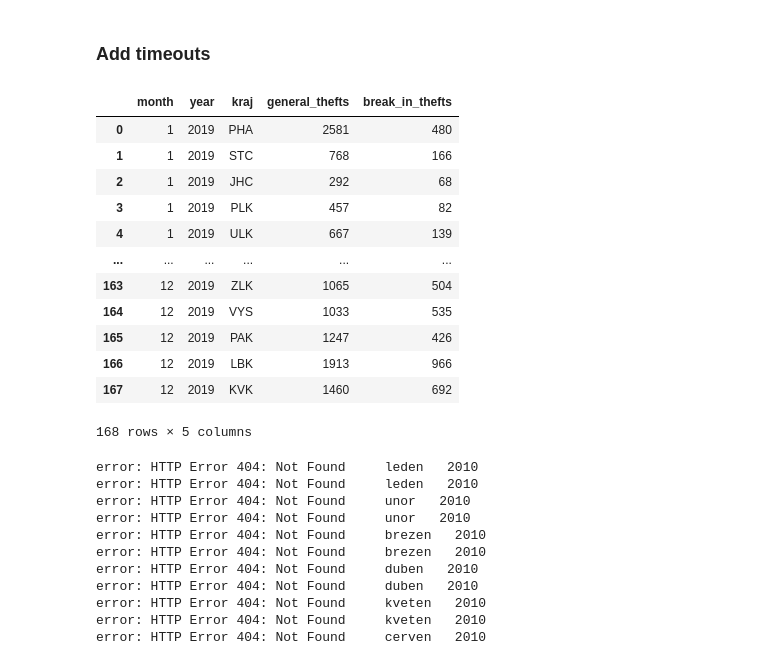
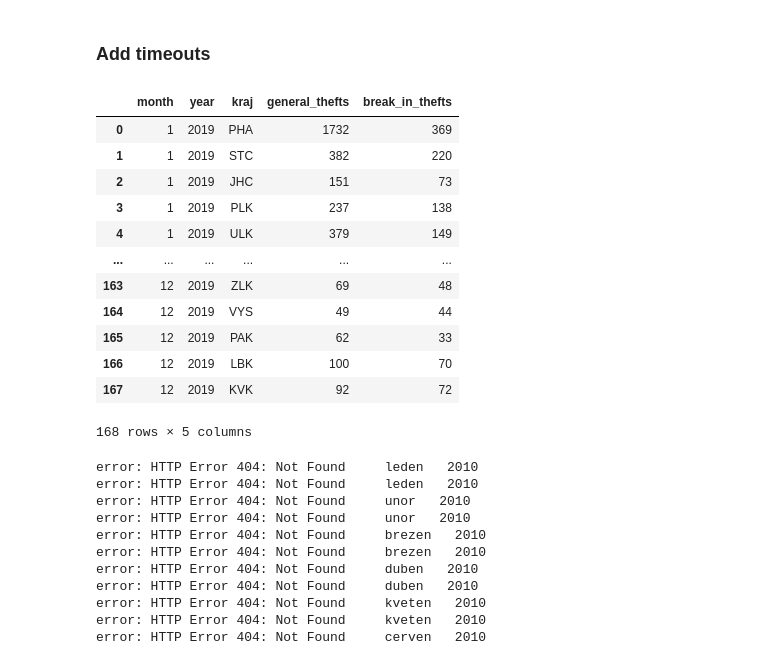
Before and after one commit to DianaKorladinova/SAN_Unemployment_Refugees, a Jupyter notebook: criminality_salaries/data_prep.ipynb, the cells around one changed output. Saved outputs shown, nothing was run; the diff lists cells and outputs as text; code cells hidden in the pictures.

```diff
--- a/criminality_salaries/data_prep.ipynb
+++ b/criminality_salaries/data_prep.ipynb
@@ -110,29 +110,48 @@ idx_1 = {
     "2014" : [97,80]
 }
 years_2 = ["2016", "2017", "2018", "2019", "2020"]
-idx_2 = [213, 212]  # correct row numbers
+idx_2 = ["Krádeže prosté","Krádeže vloupáním" ]  # correct row numbers
 years_3 = ["2021", "2022", "2023"]
-idx_3 = [286, 285]
+idx_3 = ['krádeže prosté', 'krádeže vloupáním']
 # %%
-def criminality_rate(months_czech, years, idx):
+def criminality_rate_new(months_czech, years, idx):
     crim_df = pd.DataFrame(columns=('month', 'year', 'kraj', 'general_thefts', 'break_in_thefts'))
     count = 0
+    search_value_1 = idx[0]
+    search_value_2 = idx[1]
+    column_to_search = 'Unnamed: 1'
     for year in years:
+        # remember the last month for every kraj - cummulative numbers
+        last_month_gen_tft = [0] * len(kraje)
+        last_month_brk_in = [0] * len(kraje)
         for m in range(0, len(months_czech)):
             path = f"https://www.policie.cz/soubor/{year}-{months_nums[m]}-{months_czech[m]}-sest-01a-xlsx.aspx"
             try:
                 df = pd.read_excel(path, sheet_name=None)  #loop through all sheets
+                curr_kraj = 0
+                if (int(year) >= 2019 and int(year) <= 2020) or (int(year) == 2018 and int(months_nums[m]) >= 3):
+                    search_value_1 = "krádeže prosté"
+                    search_value_2 = "krádeže vloupáním"
                 for x in df:  # go through the sheets
                     if x in NUTS3_name2abbrev:
+                        # print(df[x].columns)
+                        gen_tft = df[x][df[x][column_to_search] == search_value_1]
+                        brk_in = df[x][df[x][column_to_search] == search_value_2]
                         dict = {
                             'month': int(months_nums[m]),
-                            'year': year,
+                            'year': int(year),
                             'kraj': NUTS3_name2abbrev.get(x),
-                            'general_thefts': (df[x]["Unnamed: 2"]).iloc[idx[0]],
-                            'break_in_thefts': (df[x]["Unnamed: 2"]).iloc[idx[1]]
+                            'general_thefts': gen_tft["Unnamed: 2"].values[0] - last_month_gen_tft[curr_kraj],
+                            'break_in_thefts': brk_in["Unnamed: 2"].values[0] - last_month_brk_in[curr_kraj]
                         }
+                        # print("Kraj: ", NUTS3_name2abbrev.get(x), " momnth: ", months_nums[m])
+                        # print("Doc: ", gen_tft["Unnamed: 2"] , " last month: ", last_month_gen_tft[curr_kraj])
                         crim_df.loc[count] = dict
+                        last_month_gen_tft[curr_kraj] = gen_tft["Unnamed: 2"].values[0]
+                        last_month_brk_in[curr_kraj] = brk_in["Unnamed: 2"].values[0]
+                        # print("Saving: ", gen_tft["Unnamed: 2"] )
                         count += 1
+                        curr_kraj += 1
                 # count += len(df) # number of sheets
             except Exception as e:
                 print("error:", e, " ", " ", months_czech[m], " ", year)
@@ -252,21 +271,21 @@ error: HTTP Error 404: Not Found     prosinec   2014
 ### Add timeouts
 # %%
 yr1 = ["2019"]
-crim_timeout_1 = criminality_rate(months_czech, yr1, idx_2)
+crim_timeout_1 = criminality_rate_new(months_czech, yr1, idx_2)
 crim_timeout_1
 # %% [output]
 |  | month | year | kraj | general_thefts | break_in_thefts |
-| 0 | 1 | 2019 | PHA | 2581 | 480 |
-| 1 | 1 | 2019 | STC | 768 | 166 |
-| 2 | 1 | 2019 | JHC | 292 | 68 |
-| 3 | 1 | 2019 | PLK | 457 | 82 |
-| 4 | 1 | 2019 | ULK | 667 | 139 |
+| 0 | 1 | 2019 | PHA | 1732 | 369 |
+| 1 | 1 | 2019 | STC | 382 | 220 |
+| 2 | 1 | 2019 | JHC | 151 | 73 |
+| 3 | 1 | 2019 | PLK | 237 | 138 |
+| 4 | 1 | 2019 | ULK | 379 | 149 |
 | ... | ... | ... | ... | ... | ... |
-| 163 | 12 | 2019 | ZLK | 1065 | 504 |
-| 164 | 12 | 2019 | VYS | 1033 | 535 |
-| 165 | 12 | 2019 | PAK | 1247 | 426 |
-| 166 | 12 | 2019 | LBK | 1913 | 966 |
-| 167 | 12 | 2019 | KVK | 1460 | 692 |
+| 163 | 12 | 2019 | ZLK | 69 | 48 |
+| 164 | 12 | 2019 | VYS | 49 | 44 |
+| 165 | 12 | 2019 | PAK | 62 | 33 |
+| 166 | 12 | 2019 | LBK | 100 | 70 |
+| 167 | 12 | 2019 | KVK | 92 | 72 |
 168 rows × 5 columns
 # %%
 yr2 = ["2010", "2014"]
```
Also changed, not shown: parts of 5 cells of this notebook, 2 other files.
